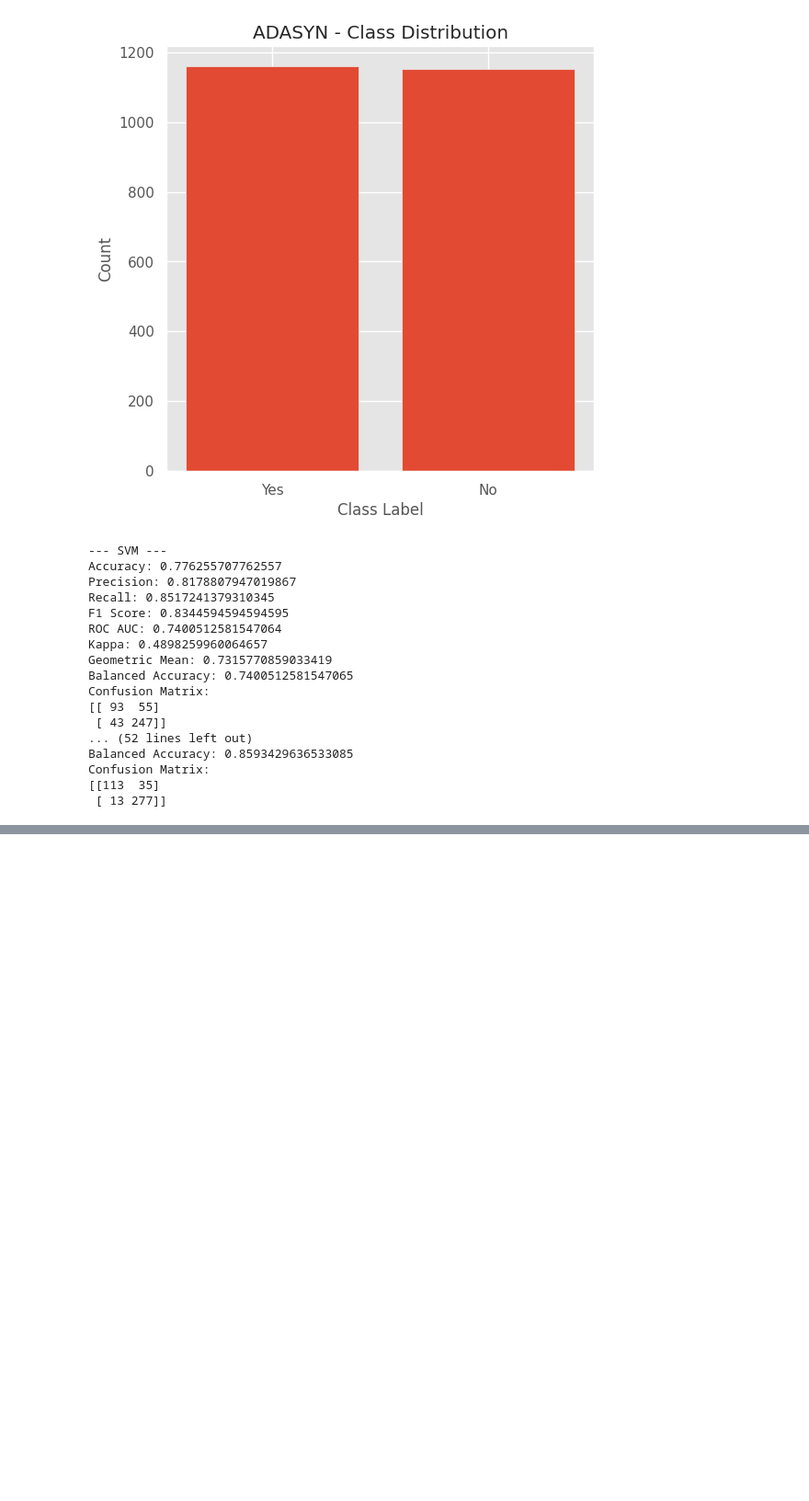
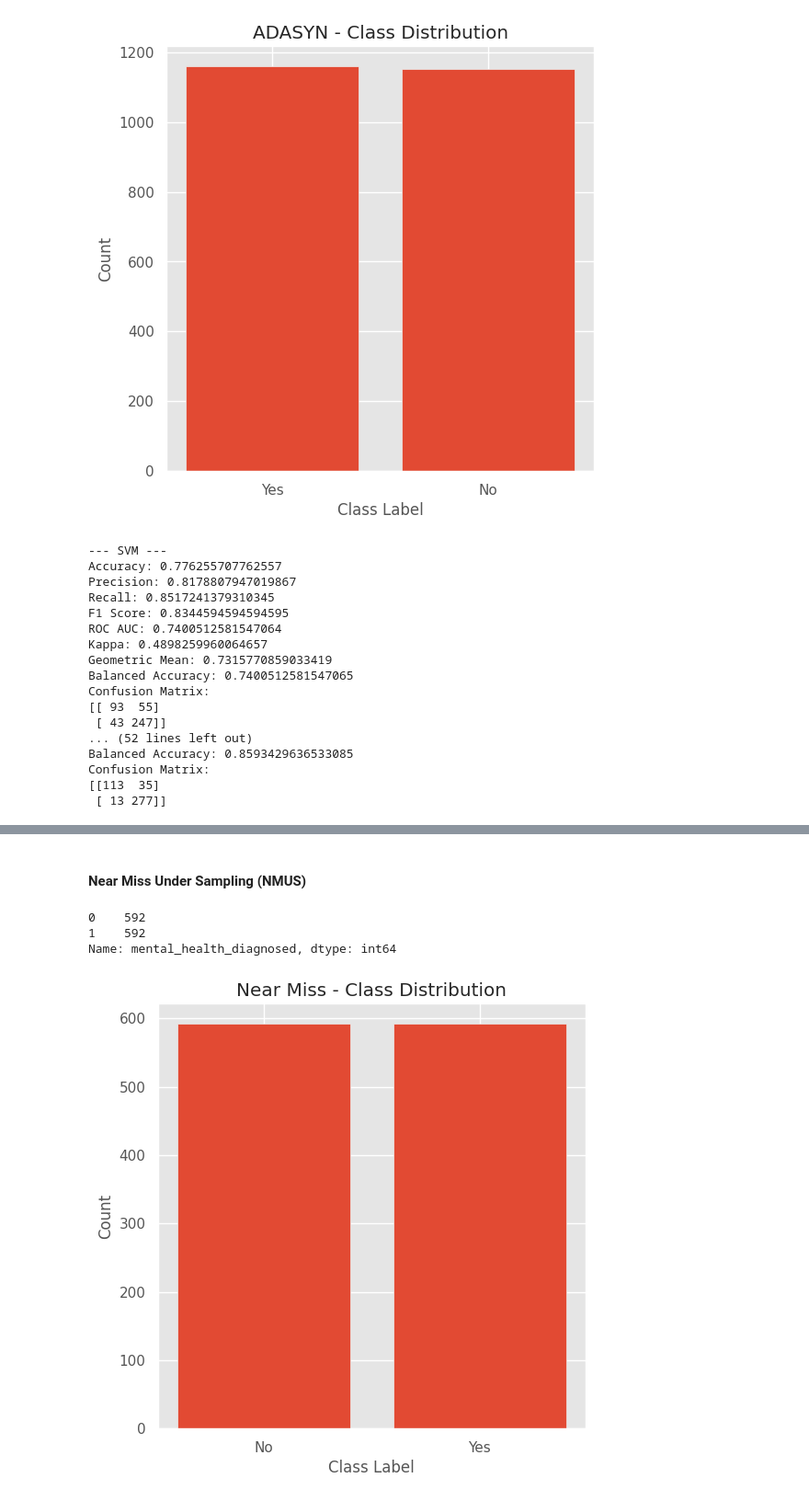
Before and after one commit to tsholofelo-mokheleli/ACIS-2023-New-Zealand, a Jupyter notebook: Experiment.ipynb, the cells around one changed output, grey strips where cells are left out. Shown at 92% size. Saved outputs shown, nothing was run; the diff lists cells and outputs as text; code cells hidden in the pictures; blank space fills up the shorter version.

```diff
--- a/Experiment.ipynb
+++ b/Experiment.ipynb
@@ -424,0 +516,23 @@ Confusion Matrix:
+# %% [markdown]
+#### **Near Miss Under Sampling (NMUS)**
+# %%
+nm = NearMiss()
+X_train_resampled, y_train_resampled = nm.fit_resample(X_train, y_train)
+
+nm_counts = y_train_resampled.value_counts()
+print(nm_counts)
+# %% [output]
+0    592
+1    592
+Name: mental_health_diagnosed, dtype: int64
+# %%
+nm_counts.index = nm_counts.index.map({1: 'Yes', 0: 'No'})
+
+plt.figure(figsize=(6, 6))
+plt.bar(nm_counts.index, nm_counts.values)
+plt.xlabel('Class Label')
+plt.ylabel('Count')
+plt.title('Near Miss - Class Distribution')
+plt.show()
+# %% [output]
+[figure, added]
```
Also changed, not shown: parts of 5 cells of this notebook.
